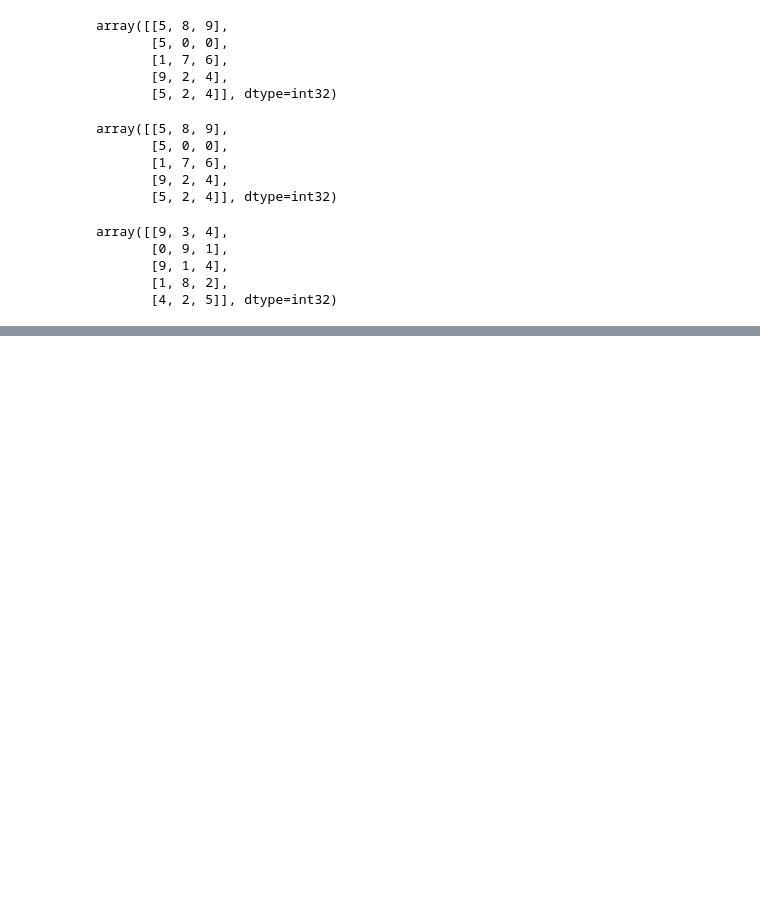
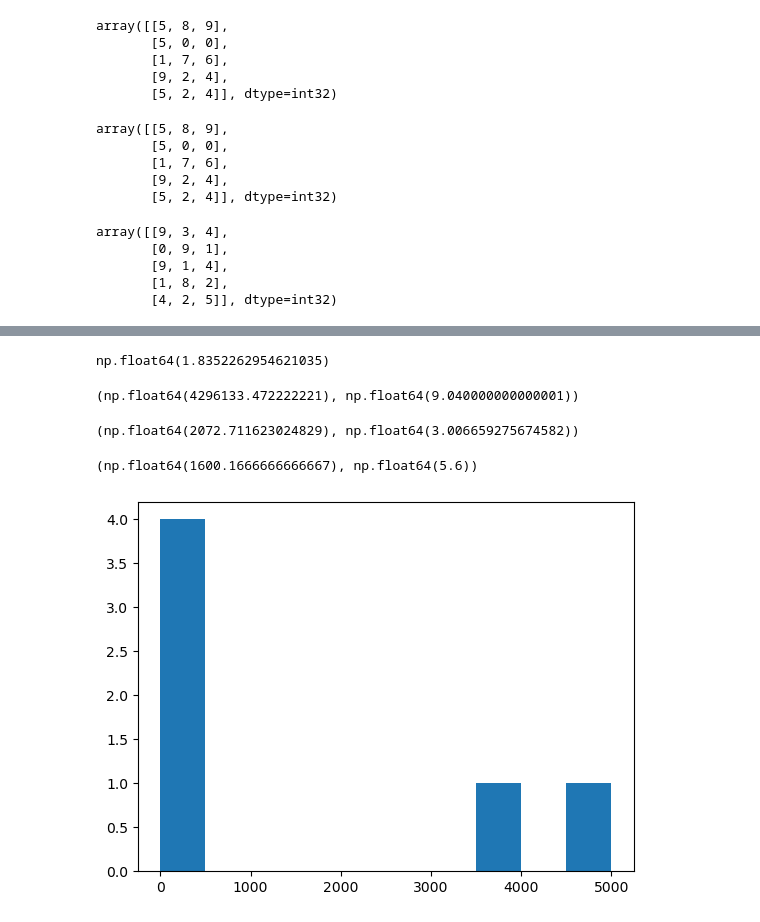
Before and after one commit to RAHULREDDYYSR/ML, a Jupyter notebook: sample_project_1/intoduction-to-numpy.ipynb, the cells around one changed output, grey strips where cells are left out. Drawn from its saved outputs; the diff is of its cells as text; code cells hidden in the pictures; blank space fills up the shorter version.

```diff
--- a/sample_project_1/intoduction-to-numpy.ipynb
+++ b/sample_project_1/intoduction-to-numpy.ipynb
@@ -183,0 +421,28 @@ array([[9, 3, 4],
+# %%
+# standard deviation = squareroot of variance
+np.sqrt(np.var(a2))
+# %% [output]
+np.float64(1.8352262954621035)
+# %%
+# Demo of std and var
+high_var_array = np.array([1,100,200,300,4000,5000])
+low_var_array = np.array([2,3,5,8,10])
+# %%
+np.var(high_var_array), np.var(low_var_array)
+# %% [output]
+(np.float64(4296133.472222221), np.float64(9.040000000000001))
+# %%
+np.std(high_var_array), np.std(low_var_array)
+# %% [output]
+(np.float64(2072.711623024829), np.float64(3.006659275674582))
+# %%
+np.mean(high_var_array), np.mean(low_var_array)
+# %% [output]
+(np.float64(1600.1666666666667), np.float64(5.6))
+# %%
+%matplotlib inline
+import matplotlib.pyplot as plt
+plt.hist(high_var_array)
+plt.show()
+# %% [output]
+[figure, added]
```
Also changed, not shown: parts of 114 cells of this notebook, 3 other files.
